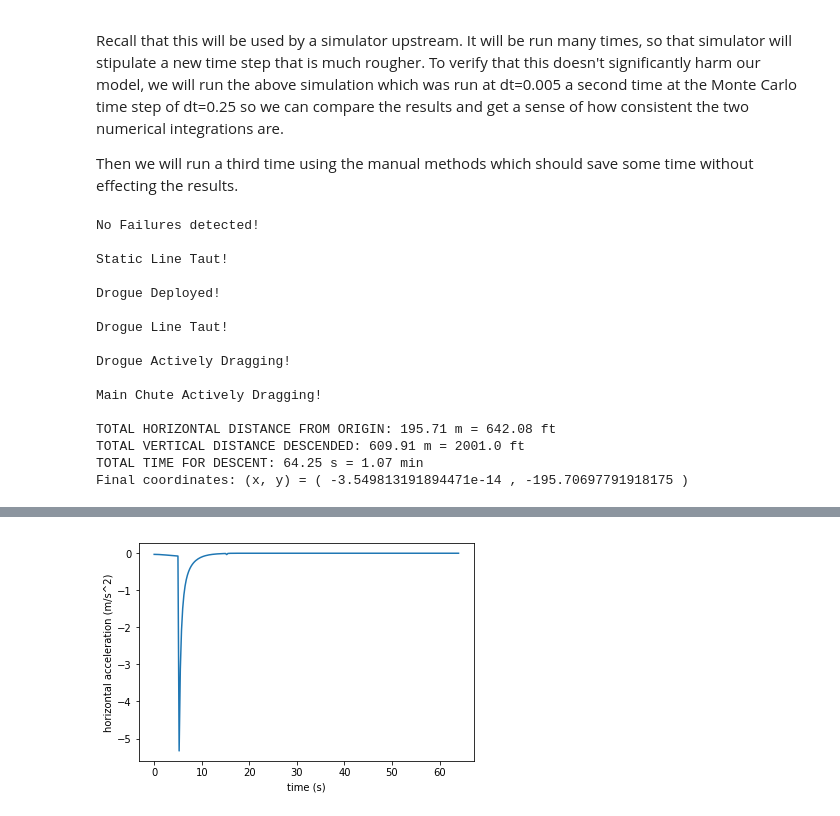
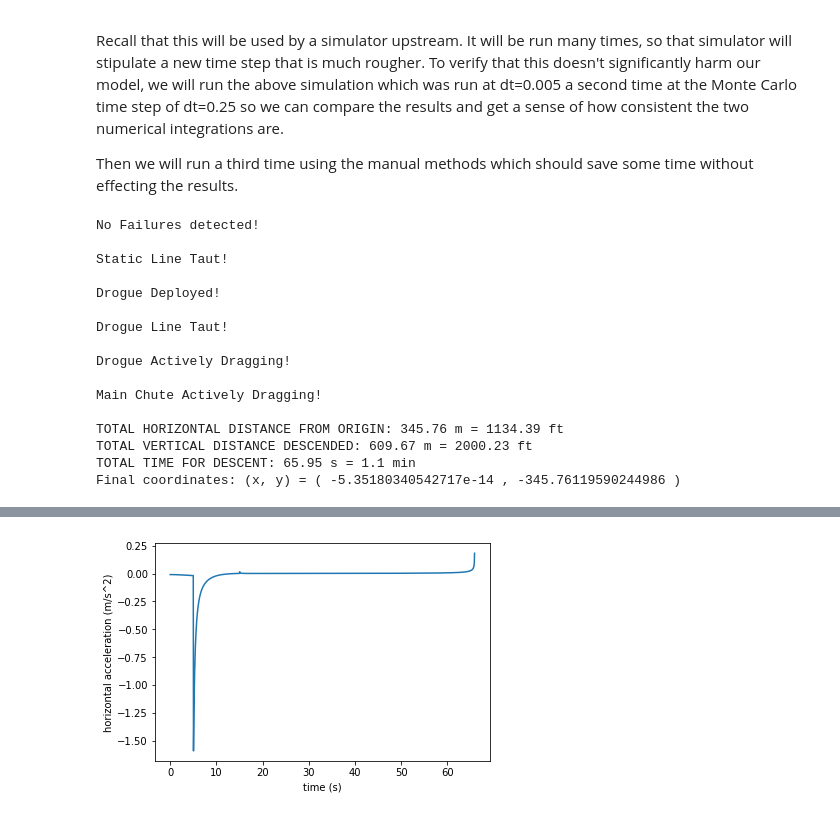
Before and after one commit to psas/lv3.0-recovery, a Jupyter notebook: Useful_Misc/drop_test_simulator.ipynb, the cells around one changed output, grey strips where cells are left out. Cells and saved outputs as stored; diff of their text form; code cells hidden in the pictures.

```diff
--- a/Useful_Misc/drop_test_simulator.ipynb
+++ b/Useful_Misc/drop_test_simulator.ipynb
@@ -129,6 +120,25 @@ chute_t = abs(safety_dist / vt_c) # DEPRECATED
 # %% [markdown]
 ### Functions
 # %%
+def m_to_ft(x): # convert meters to feet
+    return 3.28084 * x
+
+def ms_to_knots(v): # convert m/s to knots
+    return 1.943844 * v
+
+# passively rotates a coordinate frame with a fixed vector. to go from relative to absolute
+def rotate(x, theta):
+    R = np.array([[np.cos(theta), - np.sin(theta)],
+                  [np.sin(theta), np.cos(theta)]])
+    return R.dot(x)
+
+# https://en.wikipedia.org/wiki/Wind_profile_power_law
+# assuming stable atmosphere over land without too rough
+# of terrain and wind measurements at 10 m
+def wind_profile(z, u_0, z_0=10, alpha=0.143):
+    if z < 0: z = 0
+    return u_0 * (z / z_0)**alpha
+
 # calculates drag in all directions
 # note that i am assuming that drag splits up in all dimensions equally
 # idk if i should be assuming something about laminar flow in horizontal plane
@@ -156,18 +166,19 @@ def quartic(v_now):
 # func for integrating. dis our ODE
 # i know it's kinda weird to put logic inside an ode but it made sense at the time
 def ode_f(x, v, t, phs, st8, v_w):
+    wind = np.array([wind_profile(x[2], v_wi) for v_wi in v_w])
     if phs['live']: # drogue or chute active
         if phs['steadystate']: # aerodynamic equilibrium
             rel_v = np.zeros(3)
-            abs_v = DC(v_w)
+            abs_v = wind
             rel_v[2], abs_v[2] = (vt_c, vt_c) if phs['mainchute'] else (vt_d, vt_d)
         else:
-            rel_v = v - v_w
+            rel_v = v - wind
             abs_v = v
         # remember that drag depends on velocity of object relative to medium
         D = drag_forces(rel_v, st8[0], st8[1]) / m
     elif not phs['live']:
-        rel_v = v - v_w
+        rel_v = v - wind
         D = drag_forces(rel_v, C_d_dud, A_dud) / m # took a stab at guessing dud parameters, plz sanitize eventually
         abs_v = v
     a = D + np.array([0, 0, g])
@@ -212,7 +223,7 @@ def update(sim, next_step):
     sim.t = np.append(sim.t, next_step.t)
     sim.a = np.append(sim.a, [next_step.a], axis=0)
 
-# this is gonna get called during each phase for some amout of time
+# this is gonna get called during each phase for some amount of time
 def iterate(sim, next_step, time):
     start = sim.t[-1] # offset
     # pretttttyy logic
@@ -587,7 +484,7 @@ Recall that this will be used by a simulator upstream. It will be run many times
 Then we will run a third time using the manual methods which should save some time without effecting the results.
 # %%
 if __name__ == '__main__' and not '__file__' in globals():
-    coords, results = trajectory(v_plane=15, v_wind=5, dt=0.25, prnt=True)
+    coords, results = trajectory(v_plane=15, v_wind=5, dt=0.05, prnt=True)
 
     print('TOTAL HORIZONTAL DISTANCE FROM ORIGIN:', round(np.linalg.norm(results.x[-1][0:2]), 2),
           'm', '=', round(np.linalg.norm(results.x[-1][0:2]) * 3.28084, 2), 'ft')
@@ -610,7 +507,7 @@ Drogue Actively Dragging!
 
 Main Chute Actively Dragging!
 
-TOTAL HORIZONTAL DISTANCE FROM ORIGIN: 195.71 m = 642.08 ft
-TOTAL VERTICAL DISTANCE DESCENDED: 609.91 m = 2001.0 ft
-TOTAL TIME FOR DESCENT: 64.25 s = 1.07 min
-Final coordinates: (x, y) = ( -3.549813191894471e-14 , -195.70697791918175 )
+TOTAL HORIZONTAL DISTANCE FROM ORIGIN: 345.76 m = 1134.39 ft
+TOTAL VERTICAL DISTANCE DESCENDED: 609.67 m = 2000.23 ft
+TOTAL TIME FOR DESCENT: 65.95 s = 1.1 min
+Final coordinates: (x, y) = ( -5.35180340542717e-14 , -345.76119590244986 )
@@ -620 +517 @@ Final coordinates: (x, y) = ( -3.549813191894471e-14 , -195.70697791918175 )
-[figure, old version]
+[figure, new version]
```
Also changed, not shown: parts of 12 cells of this notebook, 6 other files.
